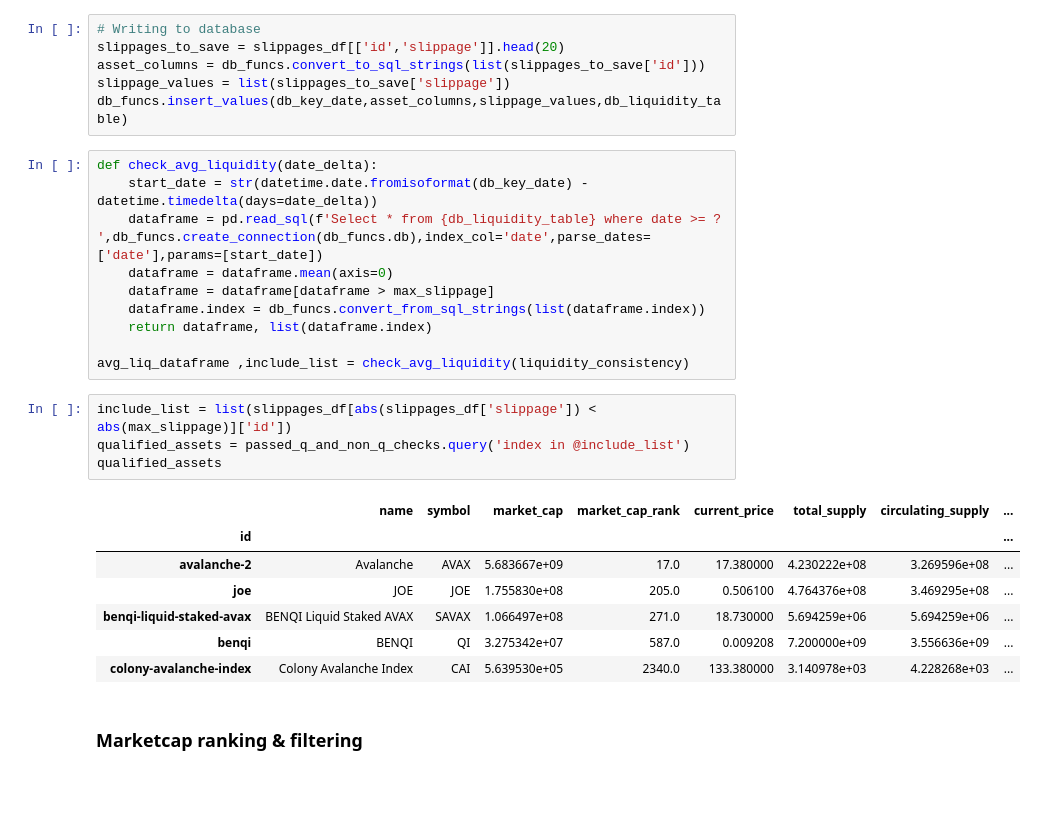
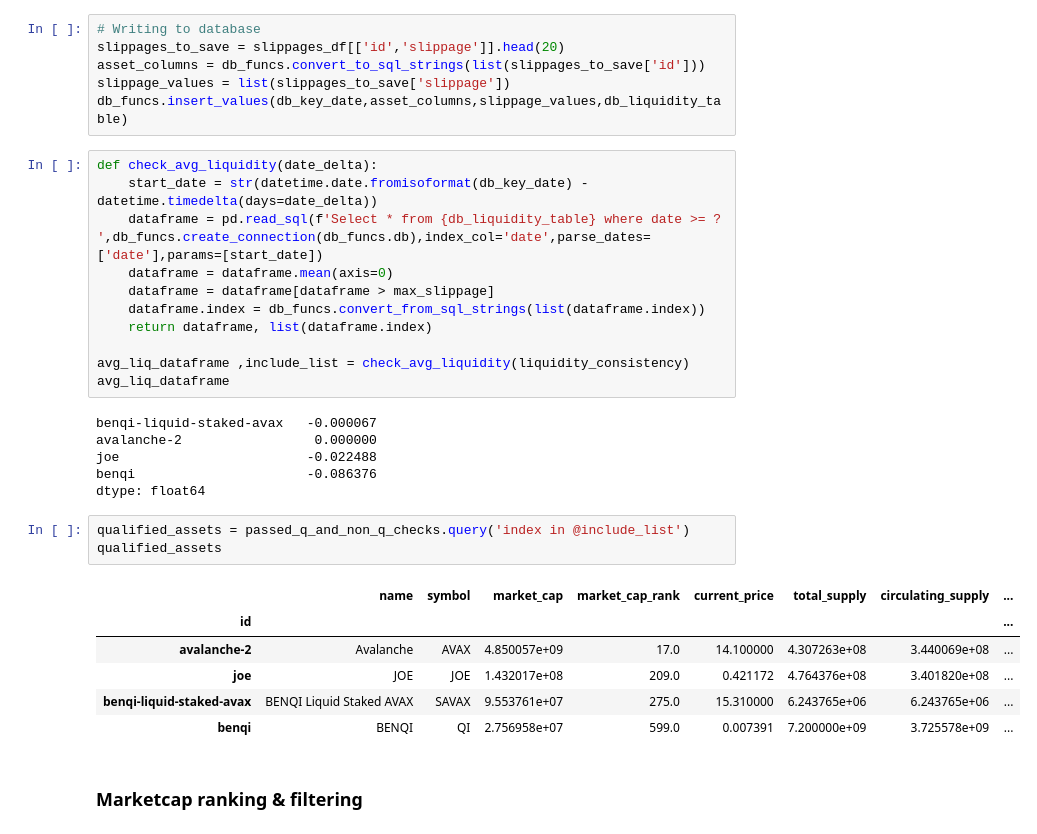
Before and after one commit to Phuture-Finance/rebalancing-data, a Jupyter notebook: CAI/cai_June_2023.ipynb, the cells around one changed output. Cells and saved outputs as stored; diff of their text form; blank space fills up the shorter version.

```diff
--- a/CAI/cai_May_2023.ipynb
+++ b/CAI/cai_June_2023.ipynb
@@ -365,18 +370,23 @@ def check_avg_liquidity(date_delta):
     return dataframe, list(dataframe.index)
 
 avg_liq_dataframe ,include_list = check_avg_liquidity(liquidity_consistency)
+avg_liq_dataframe
+# %% [output]
+benqi-liquid-staked-avax   -0.000067
+avalanche-2                 0.000000
+joe                        -0.022488
+benqi                      -0.086376
+dtype: float64
 # %%
-include_list = list(slippages_df[abs(slippages_df['slippage']) < abs(max_slippage)]['id'])
 qualified_assets = passed_q_and_non_q_checks.query('index in @include_list')
 qualified_assets
 # %% [output]
 |  | name | symbol | market_cap | market_cap_rank | current_price | total_supply | circulating_supply | ... |
 | id |  |  |  |  |  |  |  | ... |
-| avalanche-2 | Avalanche | AVAX | 5.683667e+09 | 17.0 | 17.380000 | 4.230222e+08 | 3.269596e+08 | ... |
-| joe | JOE | JOE | 1.755830e+08 | 205.0 | 0.506100 | 4.764376e+08 | 3.469295e+08 | ... |
-| benqi-liquid-staked-avax | BENQI Liquid Staked AVAX | SAVAX | 1.066497e+08 | 271.0 | 18.730000 | 5.694259e+06 | 5.694259e+06 | ... |
-| benqi | BENQI | QI | 3.275342e+07 | 587.0 | 0.009208 | 7.200000e+09 | 3.556636e+09 | ... |
-| colony-avalanche-index | Colony Avalanche Index | CAI | 5.639530e+05 | 2340.0 | 133.380000 | 3.140978e+03 | 4.228268e+03 | ... |
+| avalanche-2 | Avalanche | AVAX | 4.850057e+09 | 17.0 | 14.100000 | 4.307263e+08 | 3.440069e+08 | ... |
+| joe | JOE | JOE | 1.432017e+08 | 209.0 | 0.421172 | 4.764376e+08 | 3.401820e+08 | ... |
+| benqi-liquid-staked-avax | BENQI Liquid Staked AVAX | SAVAX | 9.553761e+07 | 275.0 | 15.310000 | 6.243765e+06 | 6.243765e+06 | ... |
+| benqi | BENQI | QI | 2.756958e+07 | 599.0 | 0.007391 | 7.200000e+09 | 3.725578e+09 | ... |
 # %% [markdown]
 ### Marketcap ranking & filtering
 # %%
```
Also changed, not shown: parts of 11 cells of this notebook, 2 other files.
